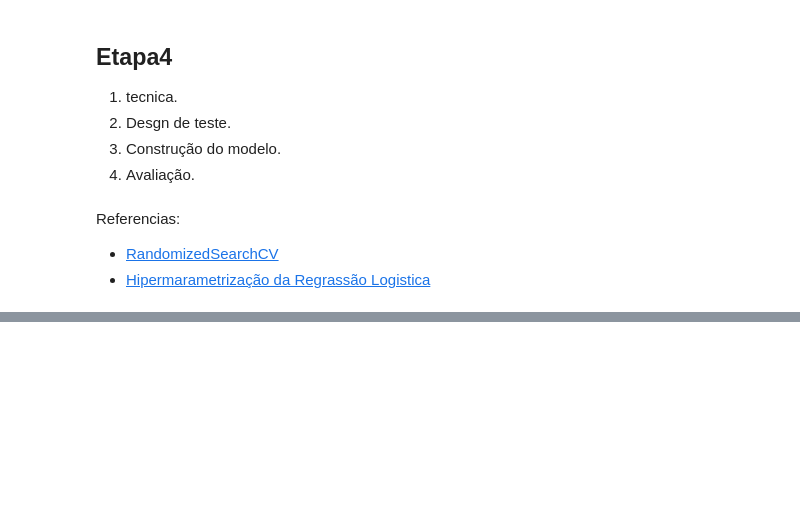
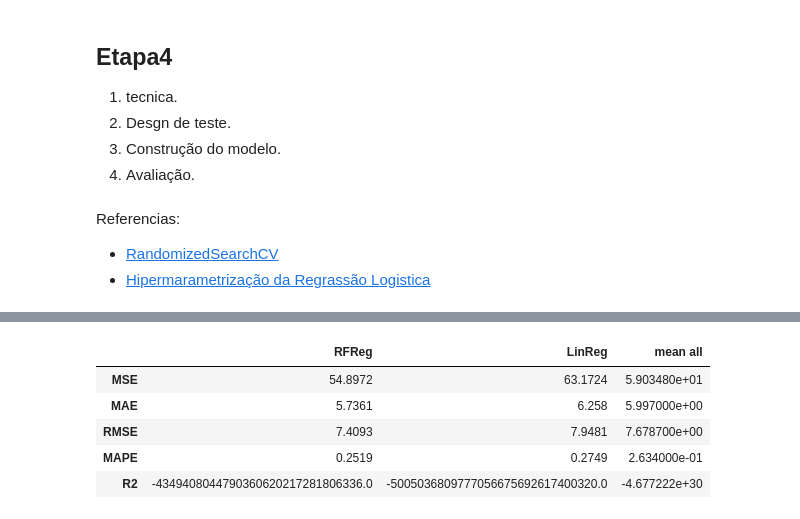
Before and after one commit to mayconbaptista/upsolving_kaggle, a Jupyter notebook: boston_housing/solution.ipynb, the cells around one changed output, grey strips where cells are left out. Cells and saved outputs as stored; diff of their text form; code cells hidden in the pictures; blank space fills up the shorter version.

```diff
--- a/boston_housing/solution.ipynb
+++ b/boston_housing/solution.ipynb
@@ -337,0 +344,34 @@ RME 63.17 params {'n_jobs': 5, 'fit_intercept': True, 'copy_X': False}
+# %%
+from sklearn.metrics import mean_squared_error, mean_absolute_error, mean_absolute_percentage_error, r2_score
+from math import sqrt
+
+def calculate_leaderboard (models:DataFrame) -> DataFrame:
+
+    leaderboard = DataFrame(columns= list(models.drop(columns=['medv']).columns))
+
+    for col in list(leaderboard.columns):
+
+        leaderboard.at['MSE', col] = round(mean_squared_error(models['medv'].to_numpy(), models[col].to_numpy()), 4)
+
+        leaderboard.at['MAE', col] = round(mean_absolute_error(models['medv'].to_numpy(), models[col].to_numpy()), 4)
+
+        leaderboard.at['RMSE', col] = round(sqrt(mean_squared_error(models['medv'].to_numpy(), models[col].to_numpy())), 4)
+
+        leaderboard.at['MAPE', col] = round(mean_absolute_percentage_error(models['medv'].to_numpy(), models[col].to_numpy()), 4)
+
+        leaderboard.at['R2', col] = r2_score(models['medv'].to_numpy(), models[col].to_numpy())
+
+    leaderboard['mean all'] = [round(i, 4) for i in leaderboard.mean(axis=1).values]
+
+    return leaderboard
+
+result = calculate_leaderboard(y_models)
+
+result
+# %% [output]
+|  | RFReg | LinReg | mean all |
+| MSE | 54.8972 | 63.1724 | 5.903480e+01 |
+| MAE | 5.7361 | 6.258 | 5.997000e+00 |
+| RMSE | 7.4093 | 7.9481 | 7.678700e+00 |
+| MAPE | 0.2519 | 0.2749 | 2.634000e-01 |
+| R2 | -4349408044790360620217281806336.0 | -5005036809777056675692617400320.0 | -4.677222e+30 |
```
Also changed, not shown: parts of 7 cells of this notebook, 3 other files.
